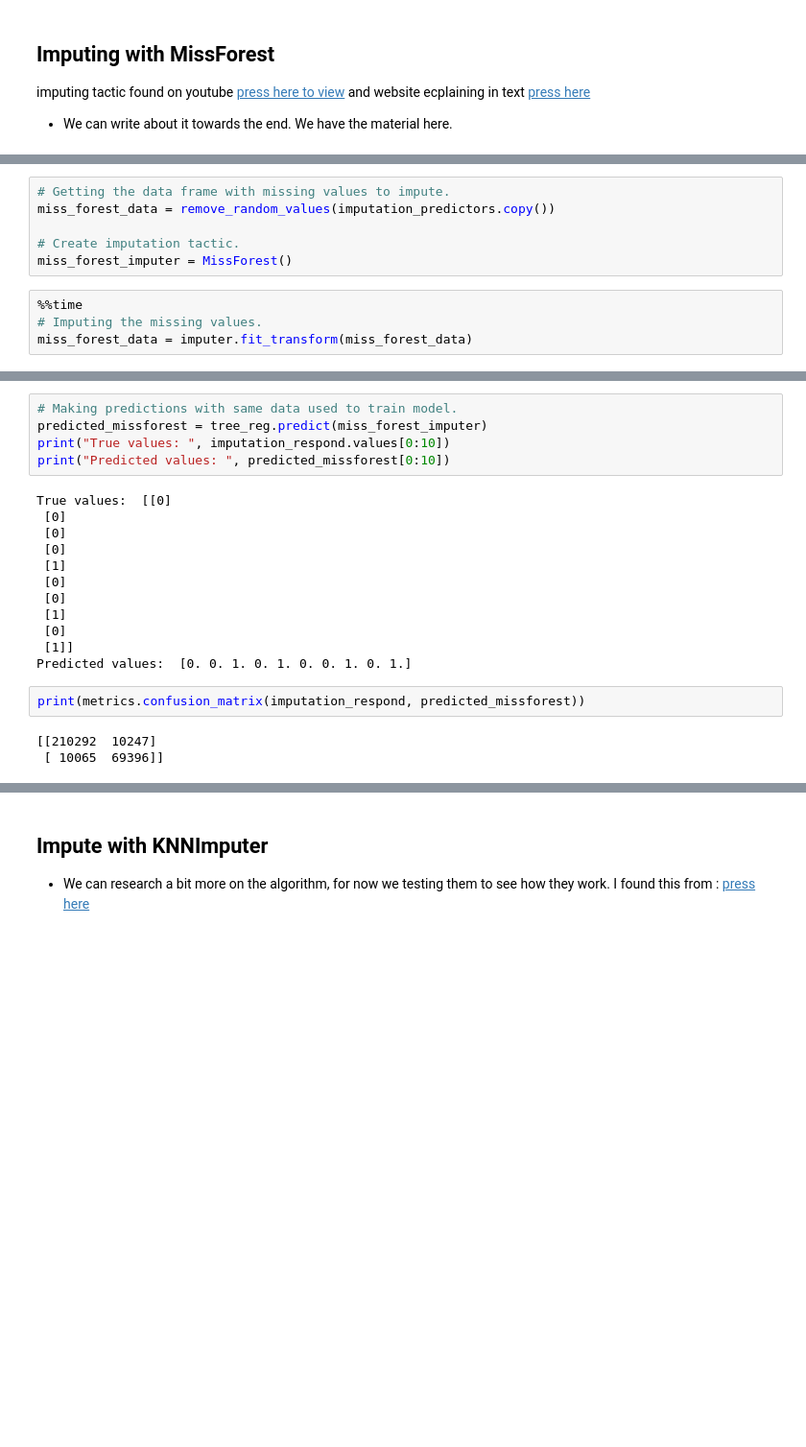
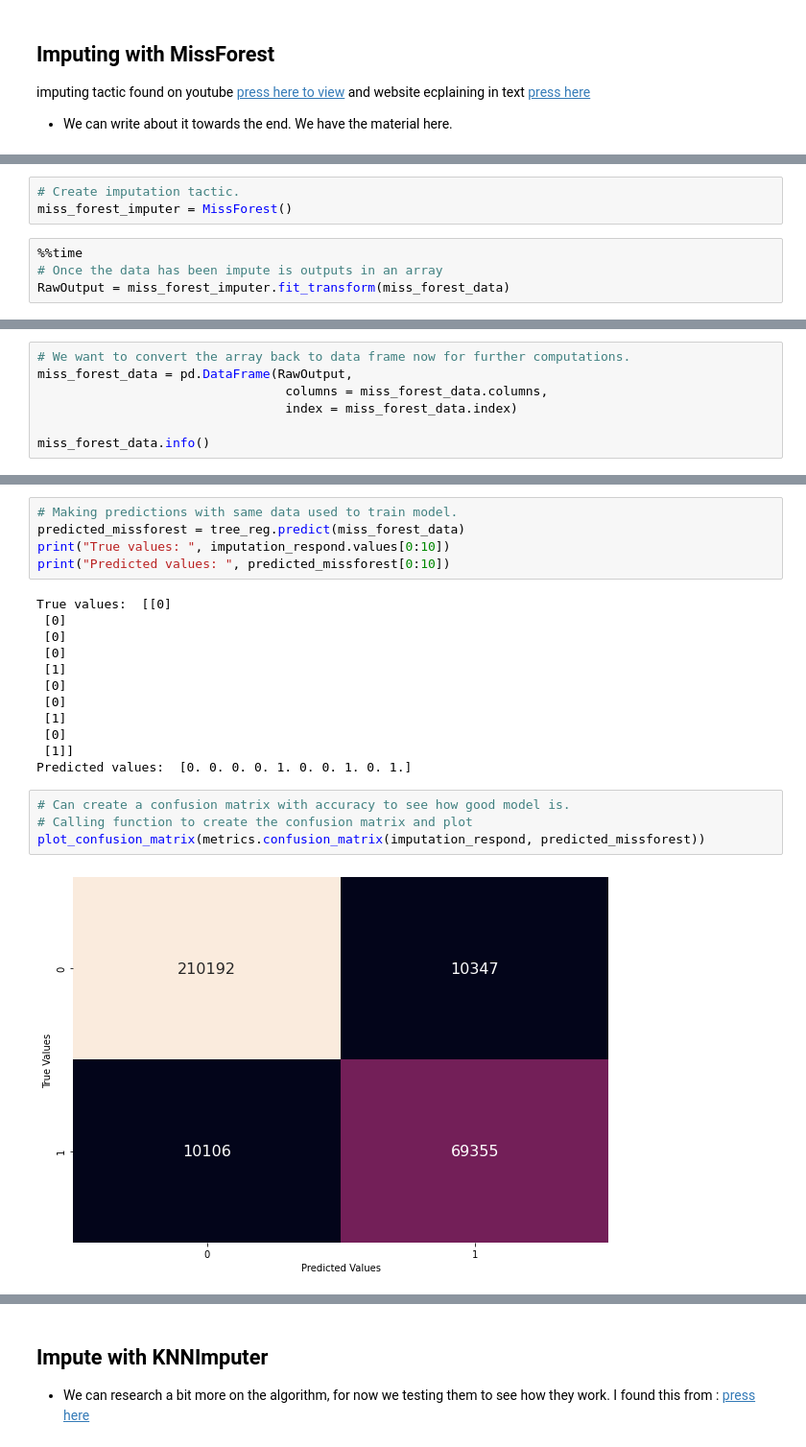
Before and after one commit to AMLoucas/ID5059-Project-2, a Jupyter notebook: Imputation-Testing.ipynb, the cells around one changed output, grey strips where cells are left out. Shown at 96% size. Cells and saved outputs as stored; diff of their text form; blank space fills up the shorter version.

```diff
--- a/Imputation-Testing.ipynb
+++ b/Imputation-Testing.ipynb
@@ -216,13 +276,10 @@ imputing tactic found on youtube [press here to view](https://www.youtube.com/wa
 # %%
-# Getting the data frame with missing values to impute.
-miss_forest_data = remove_random_values(imputation_predictors.copy())
-
 # Create imputation tactic.
 miss_forest_imputer = MissForest()
 # %%
 %%time
-# Imputing the missing values.
-miss_forest_data = imputer.fit_transform(miss_forest_data)
+# Once the data has been impute is outputs in an array
+RawOutput = miss_forest_imputer.fit_transform(miss_forest_data)
 # %% [output]
 Iteration: 0
 Iteration: 1
@@ -234,0 +291,7 @@ Wall time: 3min 30s
+# %%
+# We want to convert the array back to data frame now for further computations.
+miss_forest_data = pd.DataFrame(RawOutput,
+                                 columns = miss_forest_data.columns,
+                                 index = miss_forest_data.index)
+
+miss_forest_data.info()
@@ -235,6 +309,6 @@ Wall time: 3min 30s
 # %%
 # Making predictions with same data used to train model.
-predicted_missforest = tree_reg.predict(miss_forest_imputer)
+predicted_missforest = tree_reg.predict(miss_forest_data)
 print("True values: ", imputation_respond.values[0:10])
 print("Predicted values: ", predicted_missforest[0:10])
 # %% [output]
@@ -248,9 +322,10 @@ True values:  [[0]
  [1]
  [0]
  [1]]
-Predicted values:  [0. 0. 1. 0. 1. 0. 0. 1. 0. 1.]
+Predicted values:  [0. 0. 0. 0. 1. 0. 0. 1. 0. 1.]
 # %%
-print(metrics.confusion_matrix(imputation_respond, predicted_missforest))
+# Can create a confusion matrix with accuracy to see how good model is.
+# Calling function to create the confusion matrix and plot
+plot_confusion_matrix(metrics.confusion_matrix(imputation_respond, predicted_missforest))
 # %% [output]
-[[210292  10247]
- [ 10065  69396]]
+[figure, added]
```
Also changed, not shown: parts of 20 cells of this notebook.
